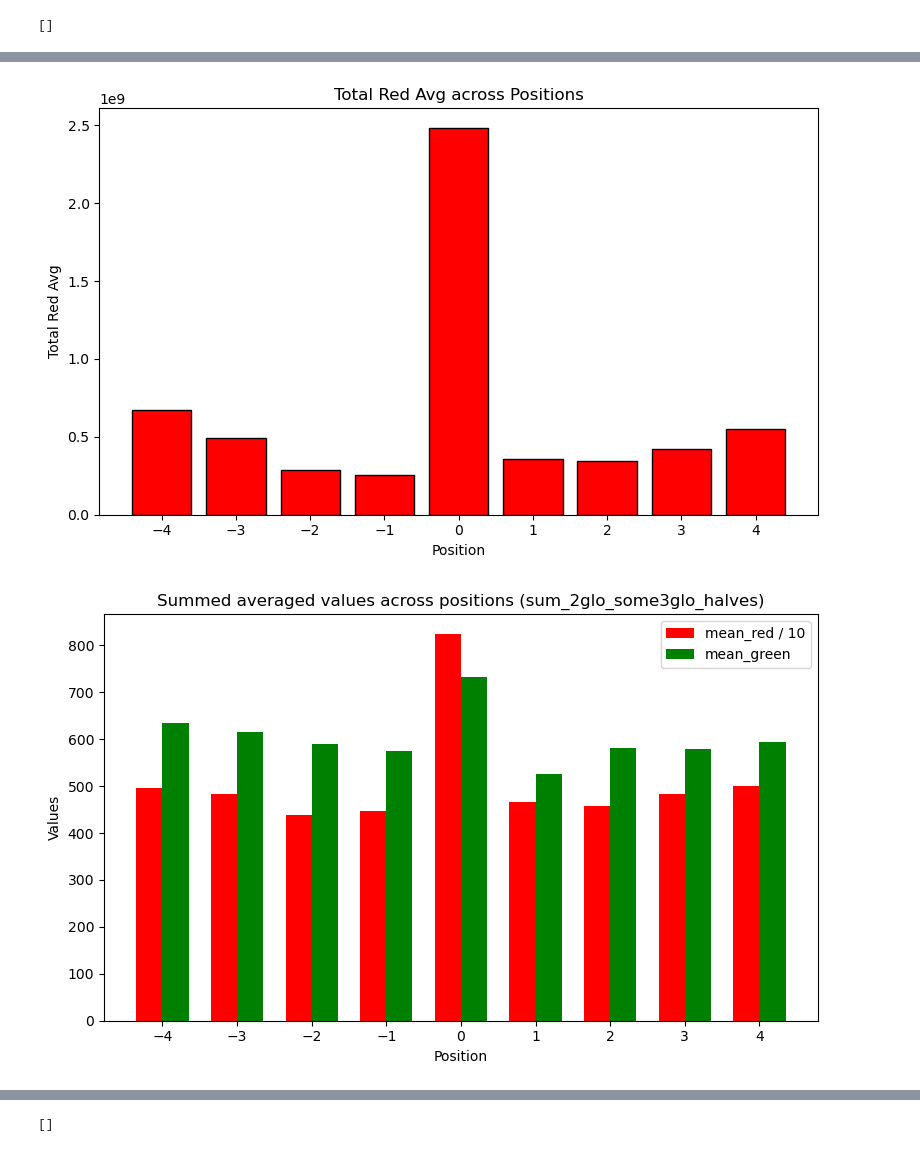
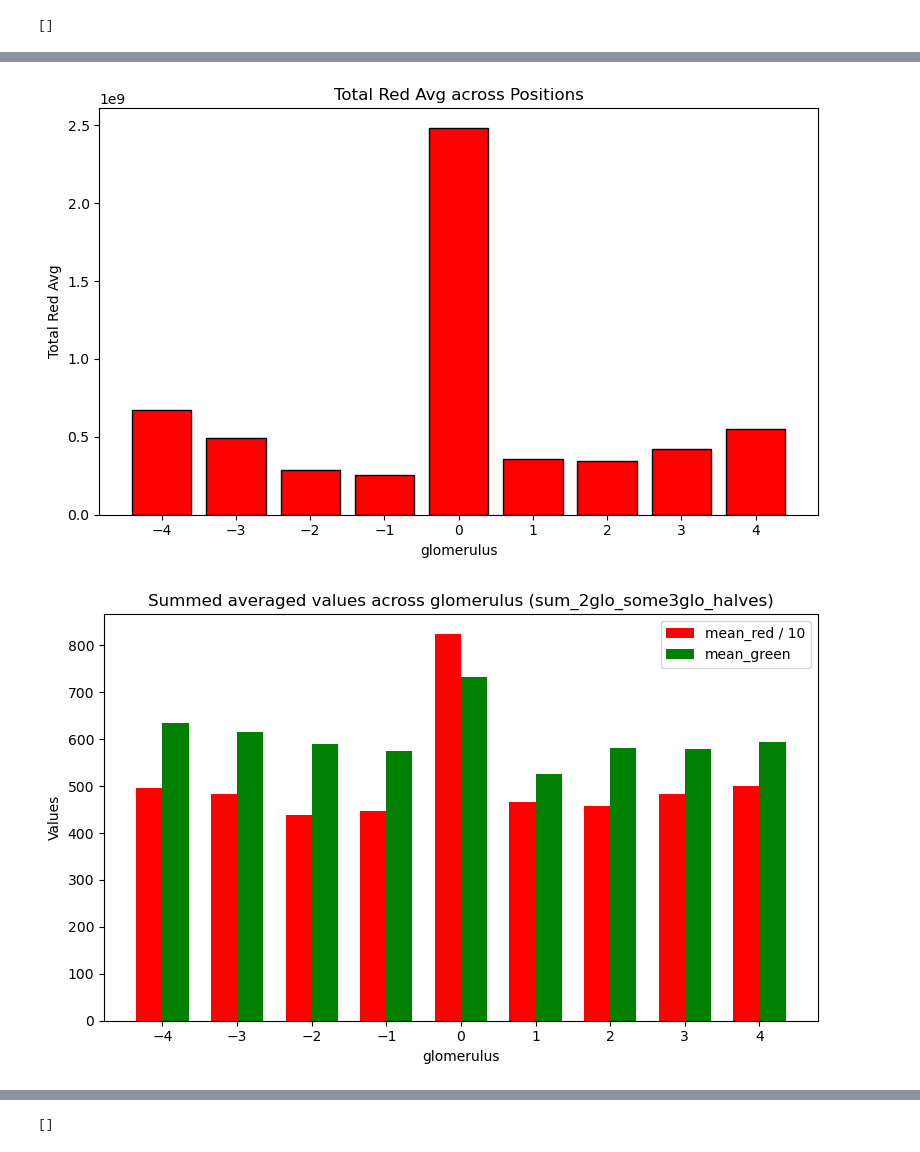
Before and after one commit to sansachenlelele/connectome_analysis_fisherlab, a Jupyter notebook: analysis_trend-25summer.ipynb, the cells around one changed output, grey strips where cells are left out. Saved outputs shown, nothing was run; the diff lists cells and outputs as text; code cells hidden in the pictures.

```diff
--- a/analysis_trend-25summer.ipynb
+++ b/analysis_trend-25summer.ipynb
@@ -660,12 +677,14 @@ else:
     )
 
 # add the position column on the left: -4..4
-sum_2glo_some3glo_halves.insert(0, "position", list(range(-4, 5)))
+sum_2glo_some3glo_halves.insert(0, "glomerulus", list(range(-4, 5)))
 
 # add averages (per-position mean across input DataFrames)
 if n_inputs > 0:
     sum_2glo_some3glo_halves["total_red_avg"]   = sum_2glo_some3glo_halves["total_red"]   / n_inputs
     sum_2glo_some3glo_halves["total_green_avg"] = sum_2glo_some3glo_halves["total_green"] / n_inputs
+    sum_2glo_some3glo_halves["mean_red_avg"]   = sum_2glo_some3glo_halves["mean_red"]   / n_inputs
+    sum_2glo_some3glo_halves["mean_green_avg"] = sum_2glo_some3glo_halves["mean_green"] / n_inputs
 else:
     # no inputs -> keep NaNs for clarity (or set to 0 if you prefer)
     sum_2glo_some3glo_halves["total_red_avg"]   = np.nan
@@ -709,56 +728,56 @@ df = sum_2glo_some3glo_halves.copy()
 plt.figure(figsize=(8, 5))
 
 # plot bars
-plt.bar(df["position"], df["total_red_avg"], color="red", edgecolor="black")
+plt.bar(df["glomerulus"], df["total_red_avg"], color="red", edgecolor="black")
 
 # labels and title
-plt.xlabel("Position")
+plt.xlabel("glomerulus")
 plt.ylabel("Total Red Avg")
 plt.title("Total Red Avg across Positions")
 
 # ensure all positions appear on x-axis
-plt.xticks(df["position"])
+plt.xticks(df["glomerulus"])
 
 plt.tight_layout()
 plt.show()
 # %% [output]
-[figure, old version]
+[figure, new version]
 # %%
 df = sum_2glo_some3glo_halves.copy()
 
 # positions (x-axis)
-x = df["position"].to_numpy()
+x = df["glomerulus"].to_numpy()
 bar_width = 0.35   # wider bars since only 2 series
 
 # columns to plot
 cols = ["mean_red", "mean_green"]
 
 plt.figure(figsize=(8, 5))
 
 # red series (scaled down by 10)
 plt.bar(
     x - bar_width/2,         # shift left
     df["mean_red"] / 10,                       # divided the total_red_avg by 10 just so it can be compared side-by-side to total_green_avg
     width=bar_width,
     label="mean_red / 10",
     color="red"
 )
 
 # green series (no scaling)
 plt.bar(
     x + bar_width/2,         # shift right
     df["mean_green"],
     width=bar_width,
     label="mean_green",
     color="green"
 )
 
-plt.xlabel("Position")
+plt.xlabel("glomerulus")
 plt.ylabel("Values")
-plt.title("Summed averaged values across positions (sum_2glo_some3glo_halves)")
+plt.title("Summed averaged values across glomerulus (sum_2glo_some3glo_halves)")
 plt.xticks(x)
 plt.legend()
 plt.tight_layout()
 plt.show()
 # %% [output]
-[figure, old version]
+[figure, new version]
```
Also changed, not shown: parts of 7 cells of this notebook, 3 other files.
